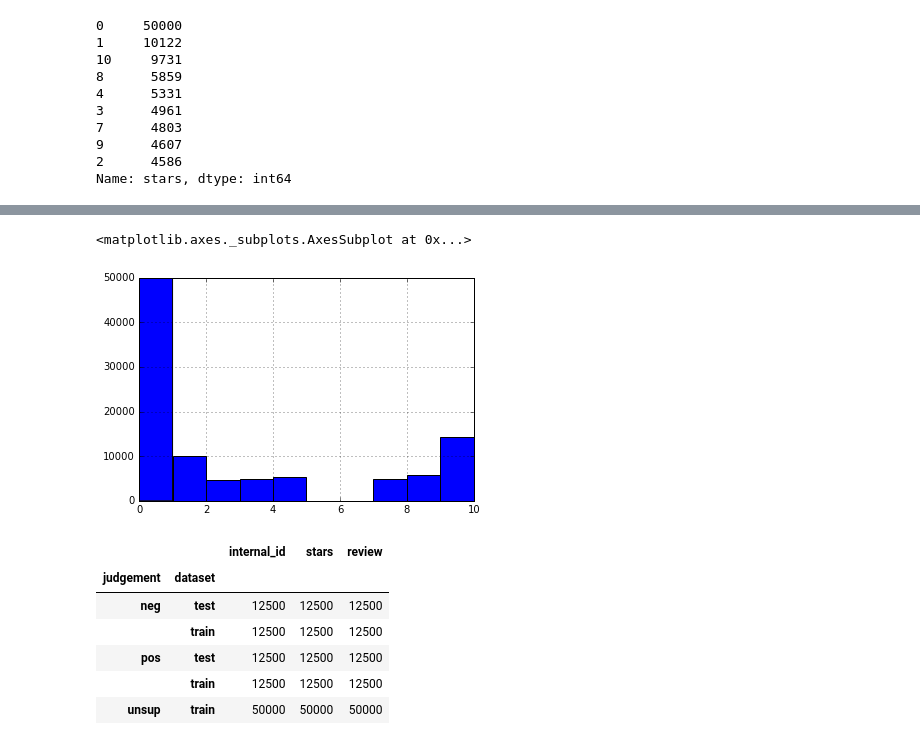
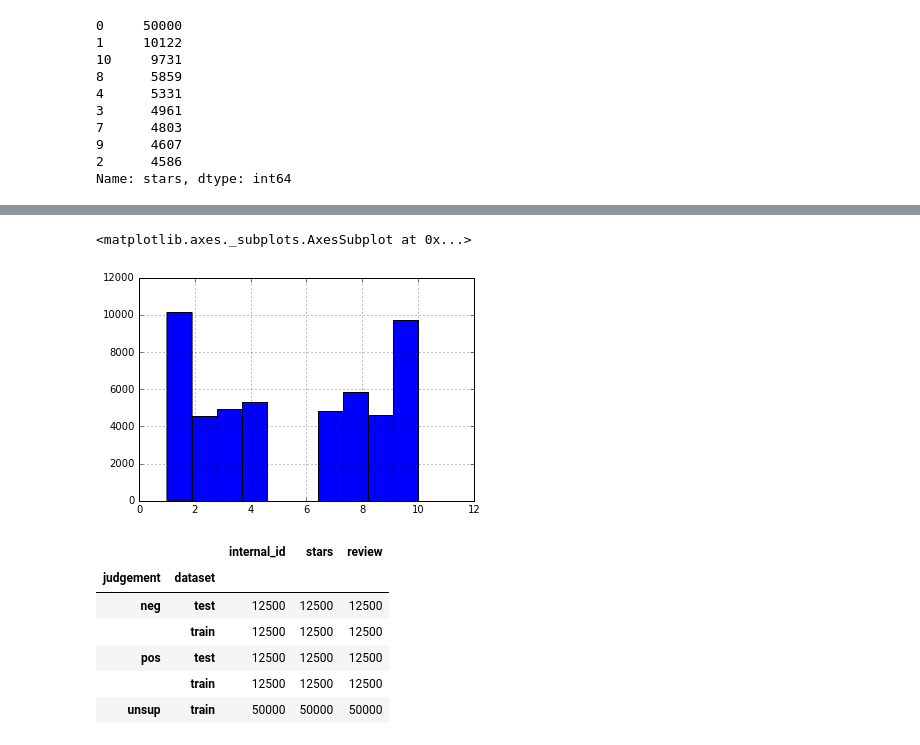
Before and after one commit to DSLituiev/course_pandas_sklearn, a Jupyter notebook: src/imdb_sandbox.ipynb, the cells around one changed output, grey strips where cells are left out. Drawn from its saved outputs; the diff is of its cells as text; code cells hidden in the pictures.

```diff
--- a/src/imdb_sandbox.ipynb
+++ b/src/imdb_sandbox.ipynb
@@ -111,0 +176,3 @@ alldatadf[:5]
+# %%
+"create multi-index reflecting initial folder structure"
+alldatadf.set_index(["dataset","judgement","internal_id"]).sort_index()[:3]
@@ -111,0 +217,2 @@ alldatadf[:5]
+# %%
+alldatadf.set_index(["dataset","judgement","internal_id"]).loc[("train", "pos", 0)]
@@ -124,0 +294,4 @@ Name: stars, dtype: int64
+# %%
+alldatadf["review_len"] = alldatadf["review"].map(len)
+alldatadf["review_log_len"] = alldatadf["review_len"].map(np.log10)
+alldatadf.groupby(["judgement", "dataset"]).agg([np.mean, np.std])["review_len"]
@@ -124,0 +380,4 @@ Name: stars, dtype: int64
+# %%
+print(alldatadf["stars"].dtype)
+alldatadf["stars"] = alldatadf["stars"].astype(int)
+print(alldatadf["stars"].dtype)
@@ -125,8 +412,8 @@ Name: stars, dtype: int64
 # %%
-alldatadf["stars"].hist()
+alldatadf["stars"][alldatadf["judgement"]!="unsup"].hist()
 # %% [output]
 <matplotlib.axes._subplots.AxesSubplot at 0x...>
-[figure, old version]
+[figure, new version]
 # %%
 alldatadf.groupby(["judgement", "dataset"]).agg("count")
 # %% [output]
```
Also changed, not shown: parts of 61 cells of this notebook.
